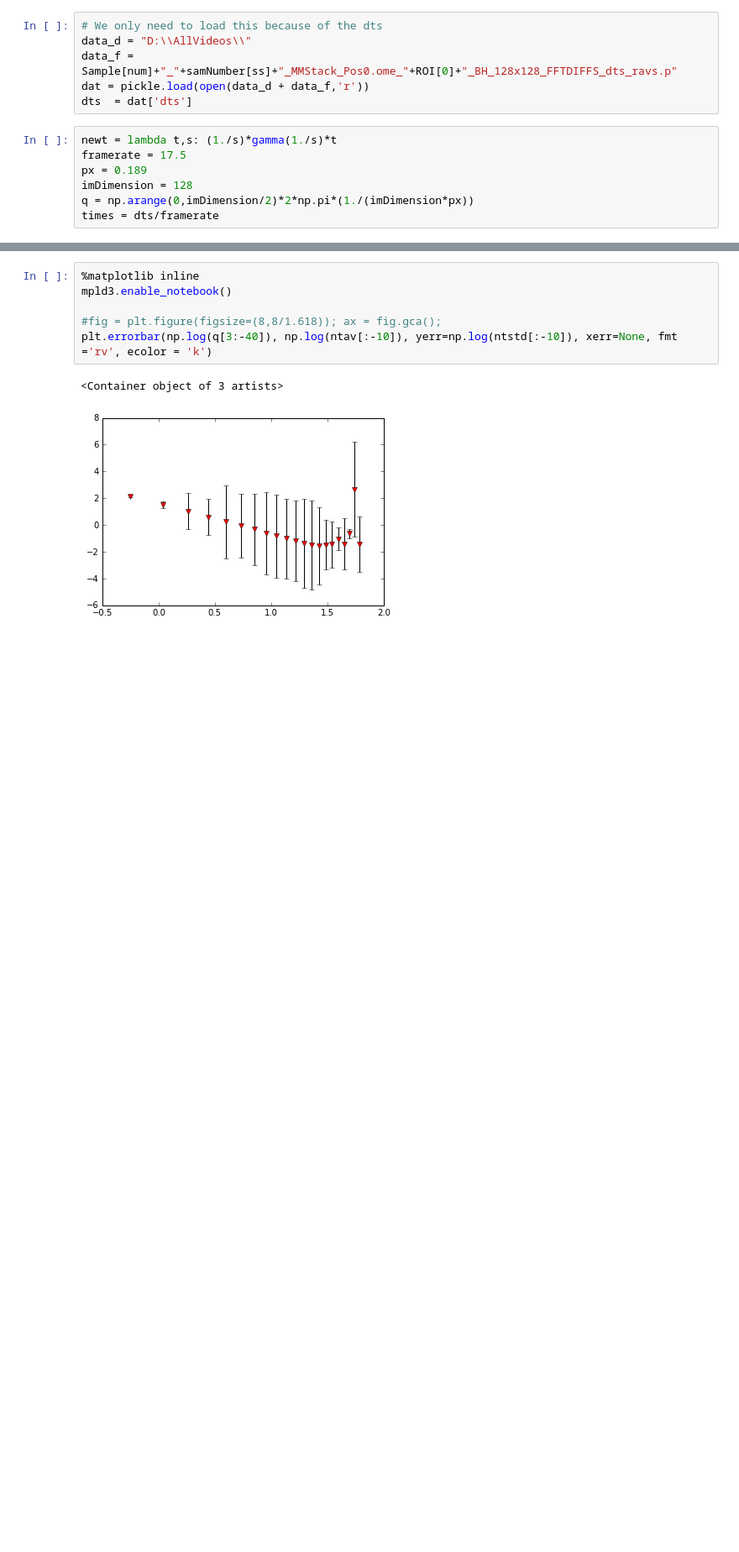
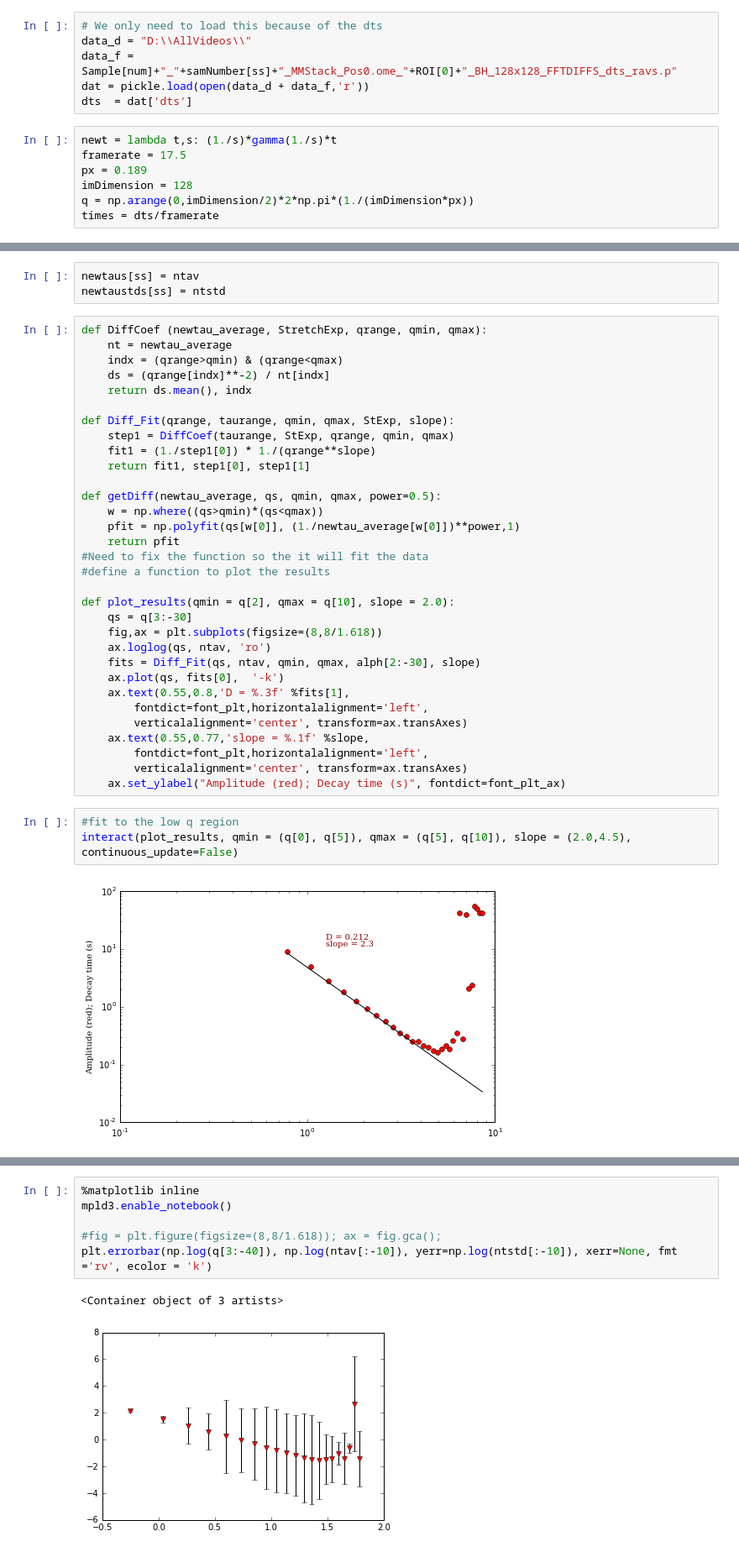
Before and after one commit to rmcgorty/Differential-Dynamic-Microscopy---Python, a Jupyter notebook: Plotting all q vs tau and getting diffusion coefficient .ipynb, the cells around one changed output, grey strips where cells are left out. Shown at 84% size. Drawn from its saved outputs; the diff is of its cells as text; blank space fills up the shorter version.

Commit message:
made changes
Can get diffusion coefficients and slopes

```diff
--- a/Plotting all q vs tau and getting diffusion coefficient .ipynb
+++ b/Plotting all q vs tau and getting diffusion coefficient .ipynb
@@ -87,0 +96,40 @@ ax.loglog
+# %%
+newtaus[ss] = ntav
+newtaustds[ss] = ntstd
+# %%
+def DiffCoef (newtau_average, StretchExp, qrange, qmin, qmax):
+    nt = newtau_average
+    indx = (qrange>qmin) & (qrange<qmax)
+    ds = (qrange[indx]**-2) / nt[indx]
+    return ds.mean(), indx
+
+def Diff_Fit(qrange, taurange, qmin, qmax, StExp, slope):
+    step1 = DiffCoef(taurange, StExp, qrange, qmin, qmax)
+    fit1 = (1./step1[0]) * 1./(qrange**slope)
+    return fit1, step1[0], step1[1]
+
+def getDiff(newtau_average, qs, qmin, qmax, power=0.5):
+    w = np.where((qs>qmin)*(qs<qmax))
+    pfit = np.polyfit(qs[w[0]], (1./newtau_average[w[0]])**power,1)
+    return pfit
+#Need to fix the function so the it will fit the data
+#define a function to plot the results
+
+def plot_results(qmin = q[2], qmax = q[10], slope = 2.0):
+    qs = q[3:-30]
+    fig,ax = plt.subplots(figsize=(8,8/1.618))
+    ax.loglog(qs, ntav, 'ro')
+    fits = Diff_Fit(qs, ntav, qmin, qmax, alph[2:-30], slope)
+    ax.plot(qs, fits[0],  '-k')
+    ax.text(0.55,0.8,'D = %.3f' %fits[1],
+        fontdict=font_plt,horizontalalignment='left',
+        verticalalignment='center', transform=ax.transAxes)
+    ax.text(0.55,0.77,'slope = %.1f' %slope,
+        fontdict=font_plt,horizontalalignment='left',
+        verticalalignment='center', transform=ax.transAxes)
+    ax.set_ylabel("Amplitude (red); Decay time (s)", fontdict=font_plt_ax)
+# %%
+#fit to the low q region
+interact(plot_results, qmin = (q[0], q[5]), qmax = (q[5], q[10]), slope = (2.0,4.5), continuous_update=False)
+# %% [output]
+[figure, added]
```
Also changed, not shown: parts of 12 cells of this notebook.
